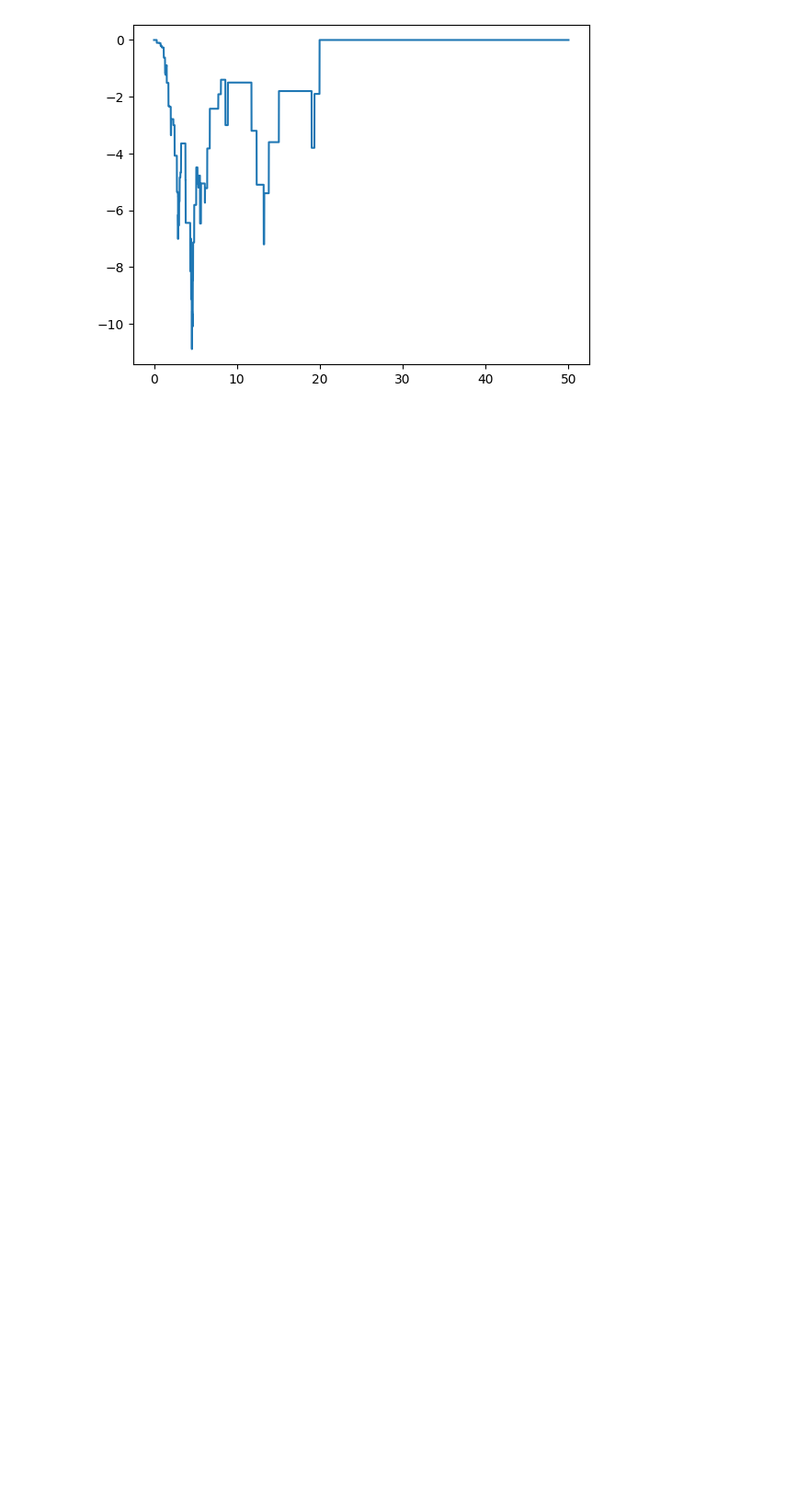
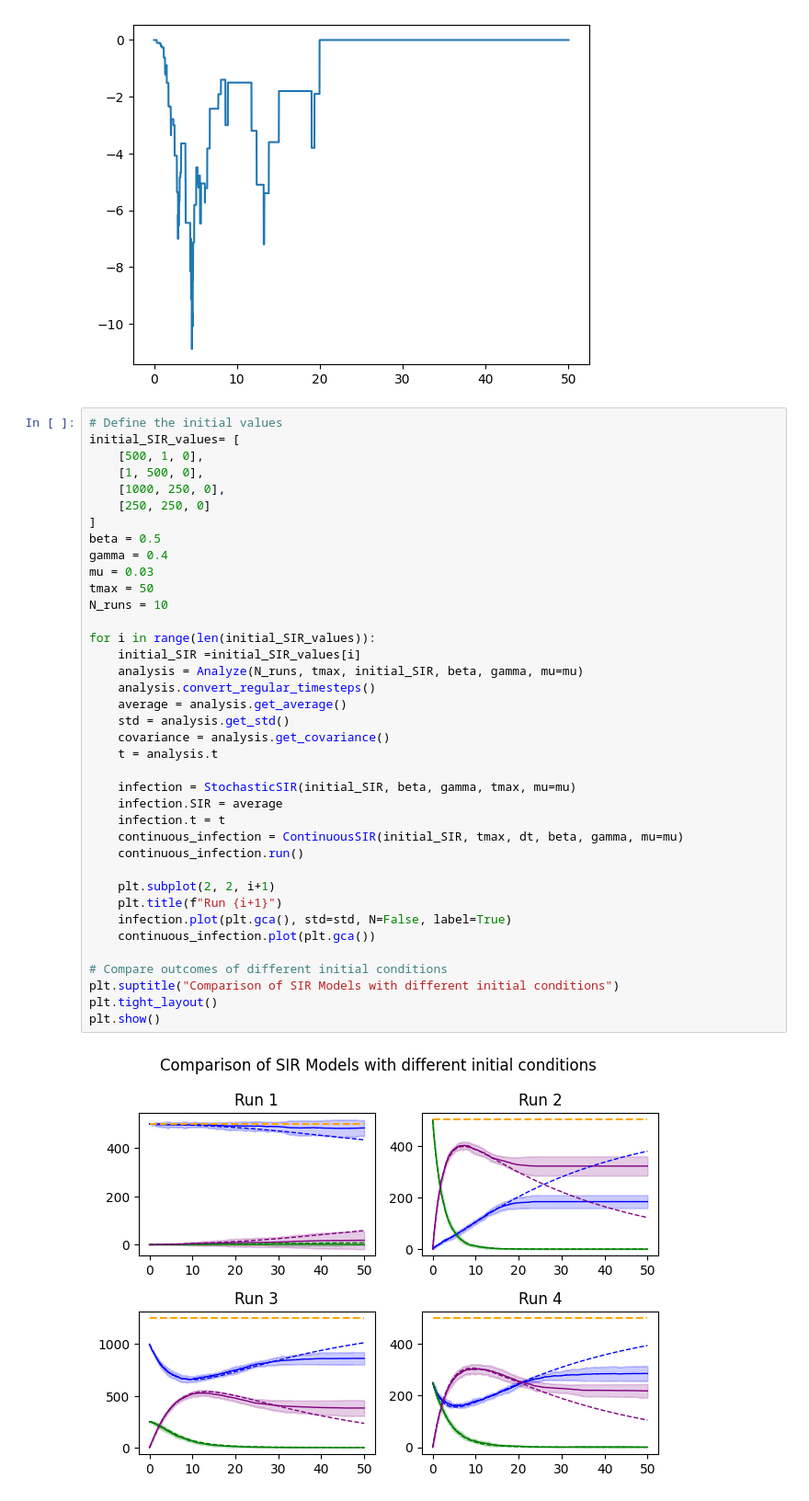
Before and after one commit to JTimmr/CS_Assignment_2, a Jupyter notebook: main.ipynb, the cells around one changed output. Shown at 92% size. Cells and saved outputs as stored; diff of their text form; blank space fills up the shorter version.

```diff
--- a/main.ipynb
+++ b/main.ipynb
@@ -456,3 +464,43 @@ plt.show()
 # %% [output]
 [figure]
 [figure]
+# %%
+# Define the initial values
+initial_SIR_values= [
+    [500, 1, 0],
+    [1, 500, 0],
+    [1000, 250, 0],
+    [250, 250, 0]
+]
+beta = 0.5
+gamma = 0.4
+mu = 0.03
+tmax = 50
+N_runs = 10
+
+for i in range(len(initial_SIR_values)):
+    initial_SIR =initial_SIR_values[i]
+    analysis = Analyze(N_runs, tmax, initial_SIR, beta, gamma, mu=mu)
+    analysis.convert_regular_timesteps()
+    average = analysis.get_average()
+    std = analysis.get_std()
+    covariance = analysis.get_covariance()
+    t = analysis.t
+
+    infection = StochasticSIR(initial_SIR, beta, gamma, tmax, mu=mu)
+    infection.SIR = average
+    infection.t = t
+    continuous_infection = ContinuousSIR(initial_SIR, tmax, dt, beta, gamma, mu=mu)
+    continuous_infection.run()
+
+    plt.subplot(2, 2, i+1)
+    plt.title(f"Run {i+1}")
+    infection.plot(plt.gca(), std=std, N=False, label=True)
+    continuous_infection.plot(plt.gca())
+
+# Compare outcomes of different initial conditions
+plt.suptitle("Comparison of SIR Models with different initial conditions")
+plt.tight_layout()
+plt.show()
+# %% [output]
+[figure, added]
```
Also changed, not shown: parts of 8 cells of this notebook.
